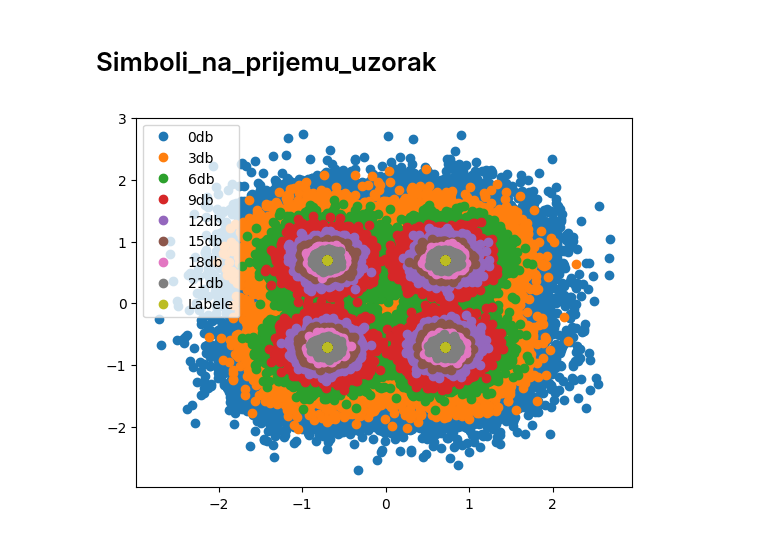
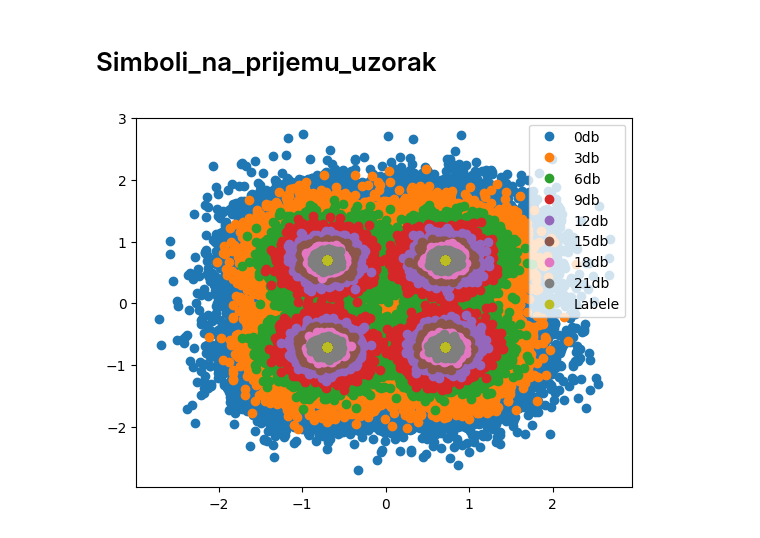
Before and after one commit to MatejaStojkovic/OTE_ETF_2023_project, a Jupyter notebook: src/notebook.ipynb, the cells around one changed output. Drawn from its saved outputs; the diff is of its cells as text; code cells hidden in the pictures.

```diff
--- a/src/notebook.ipynb
+++ b/src/notebook.ipynb
@@ -111,6 +115,7 @@ for key in dbIds:
     for symbol in unique_symbols:
         primljeni_signal = (Simboli_na_prijemu_fazni_offset_uzorak[dbIds[key]])[Labele_Redni_brojevi_simbola[dbIds[key]] == symbol].flatten()
         plt.plot(primljeni_signal.real, primljeni_signal.imag, "o", label=f"{key} {symbol}")
+    plt.legend(loc = 'upper right')
     plt.show()
 # %% [output]
 (8, 65538)
@@ -145,7 +152,7 @@ for key in dbIds:
     for symbol in unique_symbols:
         primljeni_signal = (Simboli_na_prijemu_multipath_uzorak[dbIds[key]])[Labele_Redni_brojevi_simbola[dbIds[key]] == symbol].flatten()
         plt.plot(primljeni_signal.real, primljeni_signal.imag, "o", label=f"{key} {symbol}")
-    plt.legend()
+    plt.legend(loc = 'upper right')
     plt.show()
 # %% [output]
 (8, 65538)
@@ -162,12 +169,12 @@ for key in dbIds:
 # %%
 for key in dbIds:
     primljeni_signal = Simboli_na_prijemu_uzorak[dbIds[key]]
     plt.plot(primljeni_signal.real, primljeni_signal.imag, "o", label=key)
 plt.plot(Labele_Kompleksni_simboli.real, Labele_Kompleksni_simboli.imag, 'o', label="Labele")
-plt.legend()
+plt.legend(loc = 'upper right')
 plt.show()
 # %% [output]
-[figure, old version]
+[figure, new version]
 # %%
 print(Simboli_na_prijemu_uzorak.shape)
 for key in dbIds:
```
Also changed, not shown: parts of 8 cells of this notebook, 3 other files.
